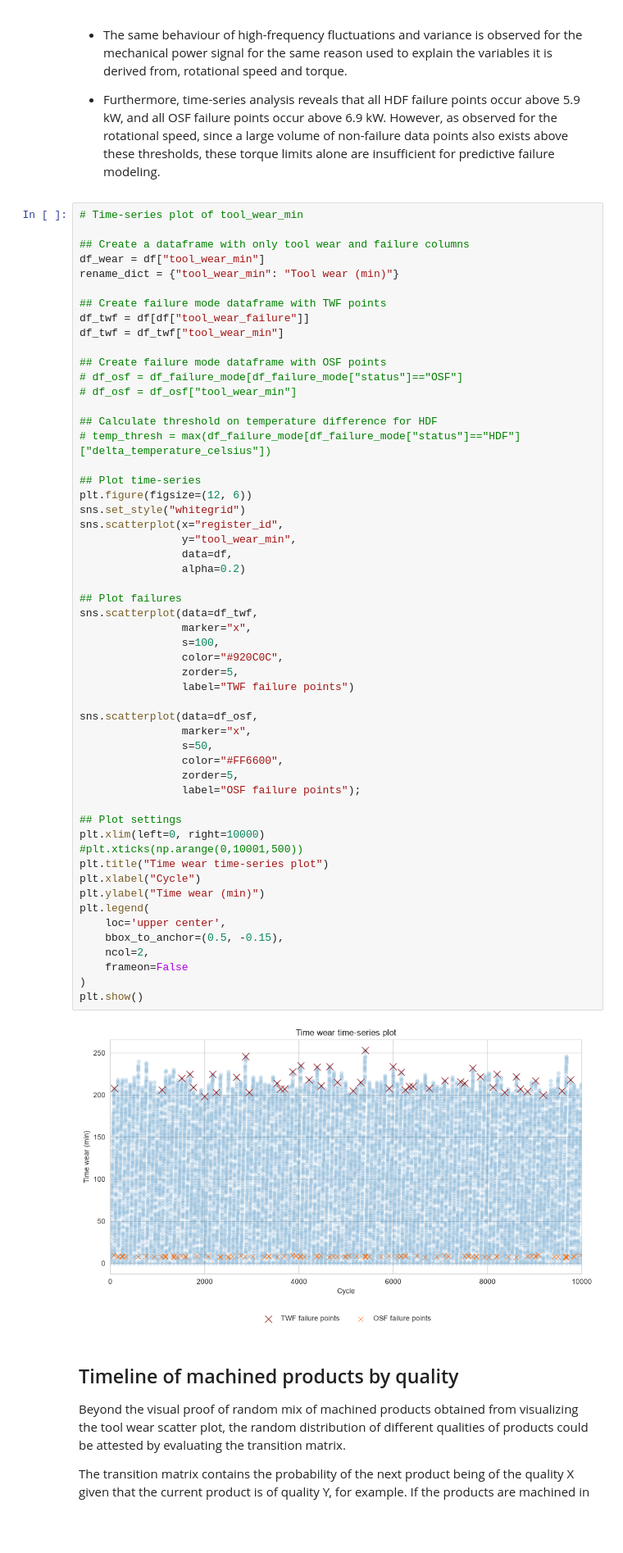
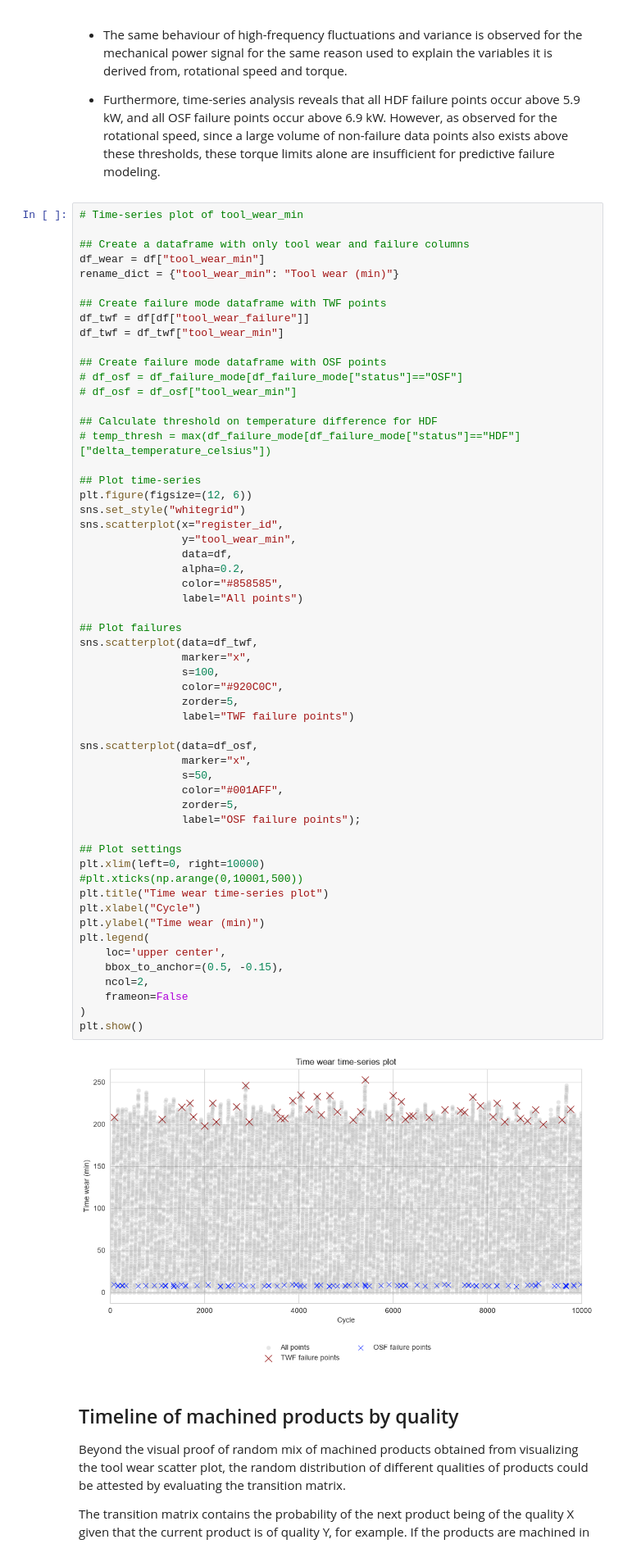
Before and after one commit to ghperez/milling-pdm, a Jupyter notebook: notebooks/03_process_variables_analysis.ipynb, the cells around one changed output. Shown at 82% size. Drawn from its saved outputs; the diff is of its cells as text; blank space fills up the shorter version.

```diff
--- a/notebooks/03_process_variables_analysis.ipynb
+++ b/notebooks/03_process_variables_analysis.ipynb
@@ -418,38 +423,40 @@ sns.set_style("whitegrid")
 sns.scatterplot(x="register_id",
                 y="tool_wear_min",
                 data=df,
-                alpha=0.2)
+                alpha=0.2,
+                color="#858585",
+                label="All points")
 
 ## Plot failures
 sns.scatterplot(data=df_twf,
                 marker="x",
                 s=100,
                 color="#920C0C",
                 zorder=5,
                 label="TWF failure points")
 
 sns.scatterplot(data=df_osf,
                 marker="x",
                 s=50,
-                color="#FF6600",
+                color="#001AFF",
                 zorder=5,
                 label="OSF failure points");
 
 ## Plot settings
 plt.xlim(left=0, right=10000)
 #plt.xticks(np.arange(0,10001,500))
 plt.title("Time wear time-series plot")
 plt.xlabel("Cycle")
 plt.ylabel("Time wear (min)")
 plt.legend(
     loc='upper center',
     bbox_to_anchor=(0.5, -0.15),
     ncol=2,
     frameon=False
 )
 plt.show()
 # %% [output]
-[figure, old version]
+[figure, new version]
 # %% [markdown]
 ## Timeline of machined products by quality
 
```
Also changed, not shown: parts of 5 cells of this notebook.
